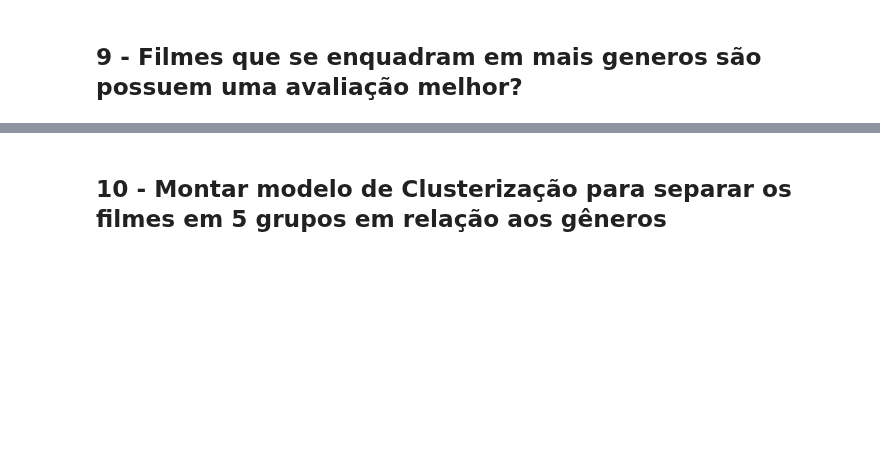
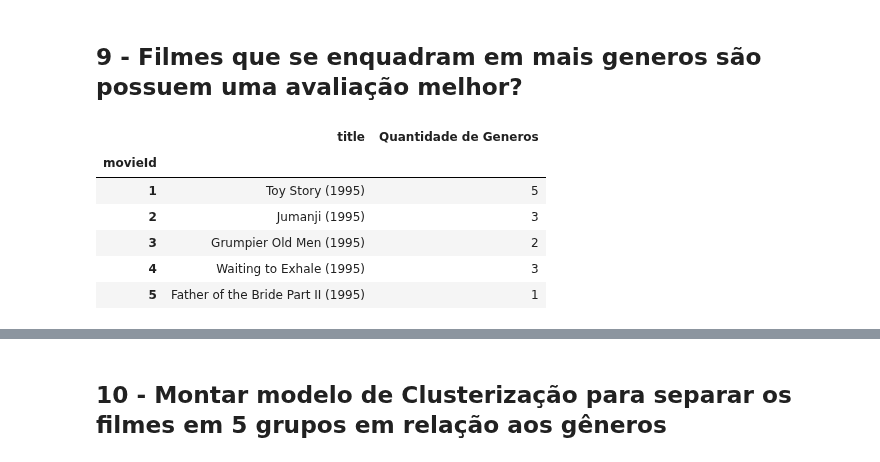
Before and after one commit to dieguim-ifsp-posCD/D1AED, a Jupyter notebook: avaliacoes/20210513-avaliacao01/AED-movie-lens-small.ipynb, the cells around one changed output, grey strips where cells are left out. Drawn from its saved outputs; the diff is of its cells as text; code cells hidden in the pictures; blank space fills up the shorter version.

```diff
--- a/avaliacoes/20210513-avaliacao01/AED-movie-lens-small.ipynb
+++ b/avaliacoes/20210513-avaliacao01/AED-movie-lens-small.ipynb
@@ -929,3 +929,19 @@ mean_rating_tag.corr().round(3)
 O Coeficiente de correlação de Pearson é próximo de 0, ou seja, não existe uma correlação direta entre a nota média dos filmes e a quantidade de vezes que os usuários rotularam ele
 # %% [markdown]
 ## 9 - Filmes que se enquadram em mais generos são possuem uma avaliação melhor?
+# %%
+# Montando DF da quantidade de generos por filme
+quantidade_de_generos = generos.sum(axis = 1)
+movie_qtd_generos= pd.concat([movies_df, quantidade_de_generos], axis = 1)
+movie_qtd_generos.rename(columns = {0:'Quantidade de Generos'}, inplace = True)
+movie_qtd_generos.drop('genres', axis = 1, inplace = True)
+movie_qtd_generos.set_index('movieId', inplace = True)
+movie_qtd_generos.head()
+# %% [output]
+|  | title | Quantidade de Generos |
+| movieId |  |  |
+| 1 | Toy Story (1995) | 5 |
+| 2 | Jumanji (1995) | 3 |
+| 3 | Grumpier Old Men (1995) | 2 |
+| 4 | Waiting to Exhale (1995) | 3 |
+| 5 | Father of the Bride Part II (1995) | 1 |
```
Also changed, not shown: parts of 4 cells of this notebook.
